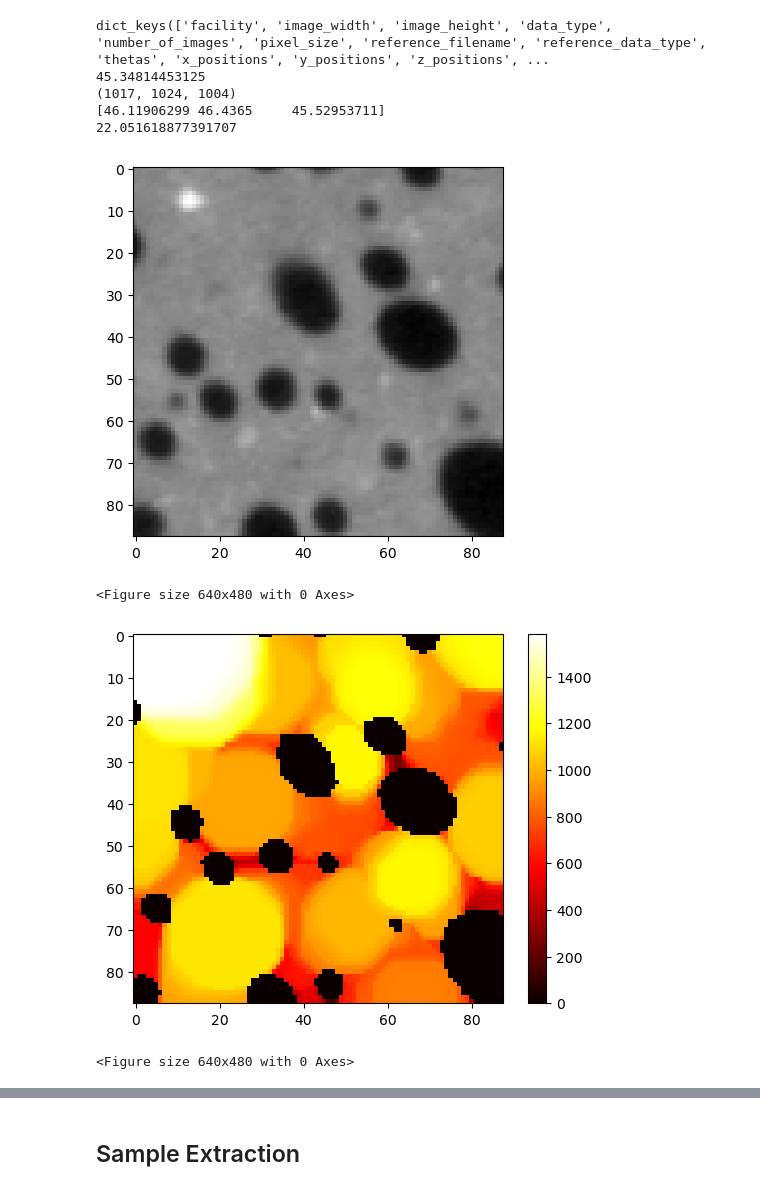
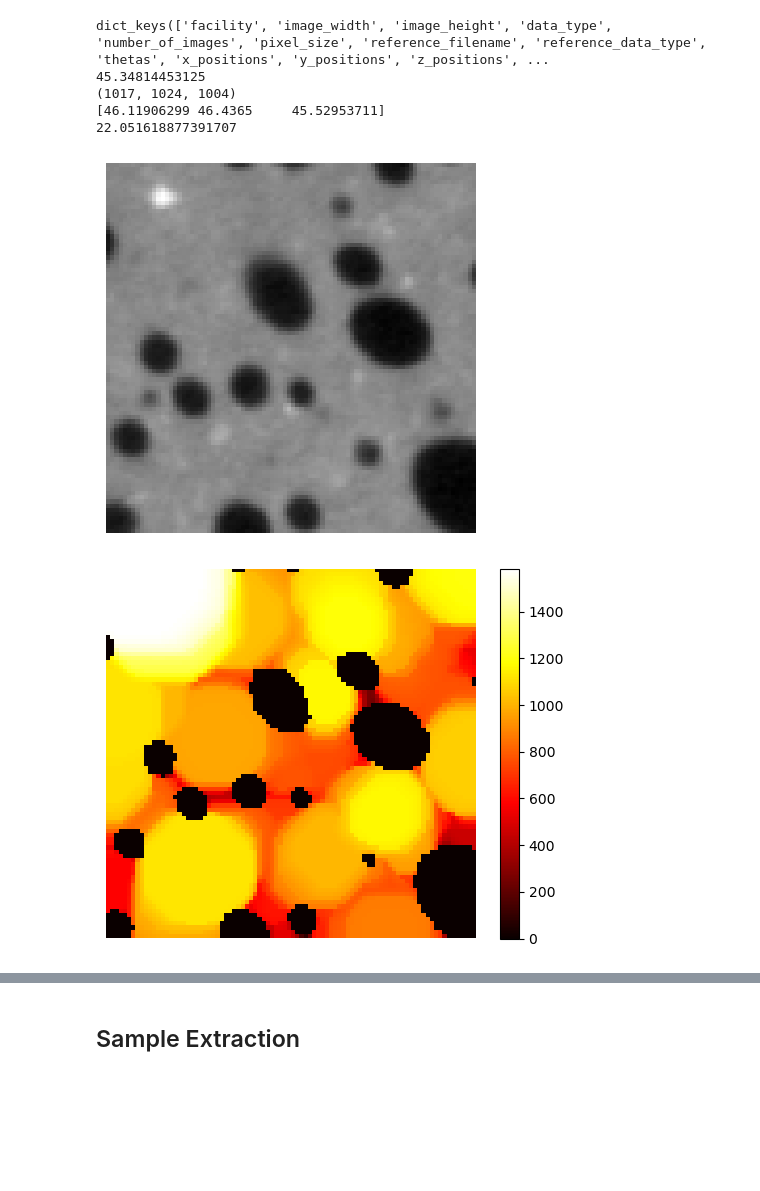
Before and after one commit to s185231/HPC3D_project, a Jupyter notebook: code/visualize.ipynb, the cells around one changed output, grey strips where cells are left out. Cells and saved outputs as stored; diff of their text form; code cells hidden in the pictures; blank space fills up the shorter version.

```diff
--- a/code/visualize.ipynb
+++ b/code/visualize.ipynb
@@ -76,28 +67,28 @@ mask_sample = mask[start_z:end_z, start_x:end_x, start_y:end_y]
 slice = crop_size//2
 fig = plt.figure()
 plt.imshow(sample[slice, :, :], cmap='gray')
+plt.axis('off')
 plt.show()
 # save the sample
-path = os.path.join('plots', 'sample_slice.png')
+path = os.path.join('../plots', 'sample_slice.png')
 fig.savefig(path, bbox_inches='tight')
 # %% [output]
-[figure, old version]
+[figure, new version]
-<Figure size 640x480 with 0 Axes>
 # %%
 thickness_stone = fnc.get_thickness(bin_sample, mask_sample, pixel_size)
 thickness_bubbles = fnc.get_thickness(1-bin_sample, mask_sample, pixel_size)
 # %%
 # visualize the thickness_stone
 fig = plt.figure()
 plt.imshow(thickness_stone[slice, :, :], cmap='hot')
 plt.colorbar()
+plt.axis('off')
 plt.show()
 # save the thickness_stone
-path = os.path.join('plots', 'local_thickness_stone.png')
+path = os.path.join('../plots', 'local_thickness_stone.png')
 fig.savefig(path, bbox_inches='tight')
 # %% [output]
-[figure, old version]
+[figure, new version]
-<Figure size 640x480 with 0 Axes>
 # %%
 # visualize the thickness_stone
 fig = plt.figure()
```
Also changed, not shown: parts of 3 cells of this notebook, 4 other files.
